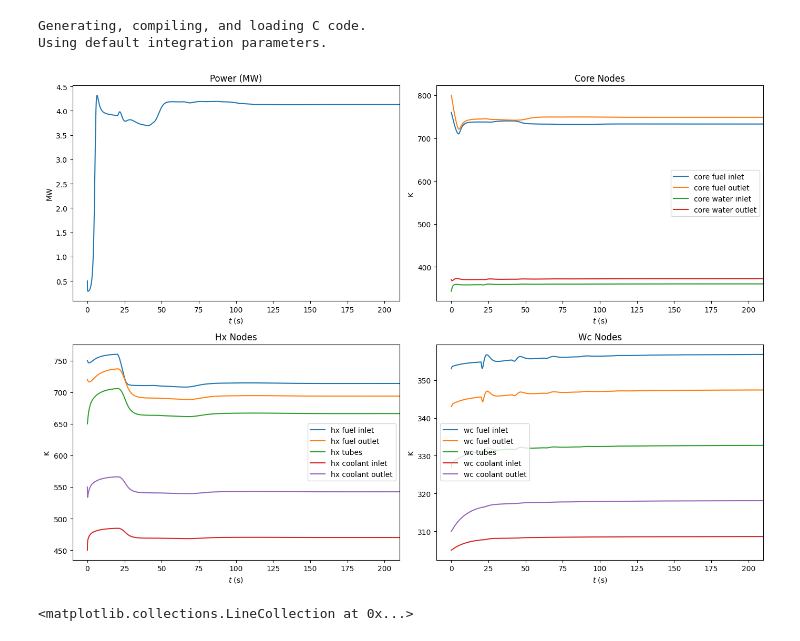
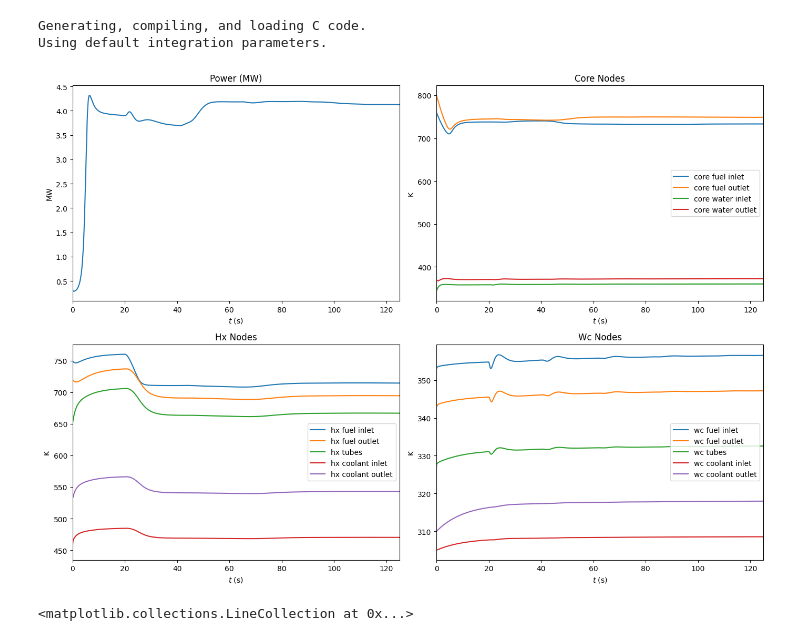
Before and after one commit to MalteHanse/RFP, a Jupyter notebook: Project1/msrDynamics-develop/examples/toy_reactor/toy_reactor.ipynb, the cells around one changed output. Cells and saved outputs as stored; diff of their text form; code cells hidden in the pictures.

Commit message:
the final plot

```diff
--- a/Project1/msrDynamics-develop/examples/toy_reactor/toy_reactor.ipynb
+++ b/Project1/msrDynamics-develop/examples/toy_reactor/toy_reactor.ipynb
@@ -154,9 +154,9 @@ Using default integration parameters.
 # %%
 fig, axs = plt.subplots(2,2,figsize=(14,10))
 
-delta_t_plot = 10.0
+delta_t_plot = 0
 t0 = 0.0 - delta_t_plot
-tf = 200.00 + delta_t_plot
+tf = 125.00 + delta_t_plot
 
 # P
 axs[0, 0].plot(T, [k*P for k in n.y_out])
@@ -177,34 +177,34 @@ axs[0, 1].set_xlabel(r"$t$ (s)")
 axs[0, 1].set_ylabel("K")
 axs[0, 1].set_title("Core Nodes")
 
 
 # hx temps
 axs[1, 0].plot(T,hx_p_in.y_out,label = "hx fuel inlet")
 axs[1, 0].plot(T,hx_p_out.y_out,label = "hx fuel outlet")
 axs[1, 0].plot(T,hx_t.y_out,label = "hx tubes")
 axs[1, 0].plot(T,hx_s_in.y_out,label = "hx coolant inlet")
 axs[1, 0].plot(T,hx_s_out.y_out,label = "hx coolant outlet")
 axs[1, 0].set_xlim(t0,tf)
 axs[1, 0].set_xlabel(r"$t$ (s)")
 axs[1, 0].set_ylabel("K")
 axs[1, 0].set_title("Hx Nodes")
 axs[1, 0].legend()
 
 # wc temps
 axs[1, 1].plot(T,wc_p_in.y_out,label = "wc fuel inlet")
 axs[1, 1].plot(T,wc_p_out.y_out,label = "wc fuel outlet")
 axs[1, 1].plot(T,wc_t.y_out,label = "wc tubes")
 axs[1, 1].plot(T,wc_s_in.y_out,label = "wc coolant inlet")
 axs[1, 1].plot(T,wc_s_out.y_out,label = "wc coolant outlet")
 axs[1, 1].set_xlim(t0,tf)
 axs[1, 1].set_xlabel(r"$t$ (s)")
 axs[1, 1].set_ylabel("K")
 axs[1, 1].set_title("Wc Nodes")
 axs[1, 1].legend()
 
 fig.tight_layout()
 # %% [output]
-[figure, old version]
+[figure, new version]
 # %%
 plt.plot(T, n.y_out)
 plt.hlines(1.0, 0, 500, colors='k', ls='--')
```
